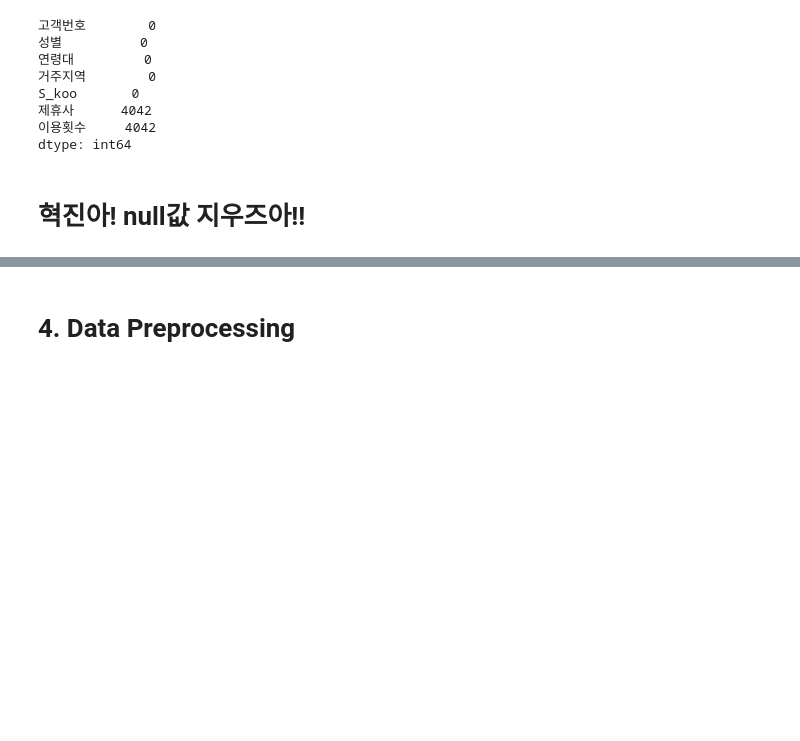
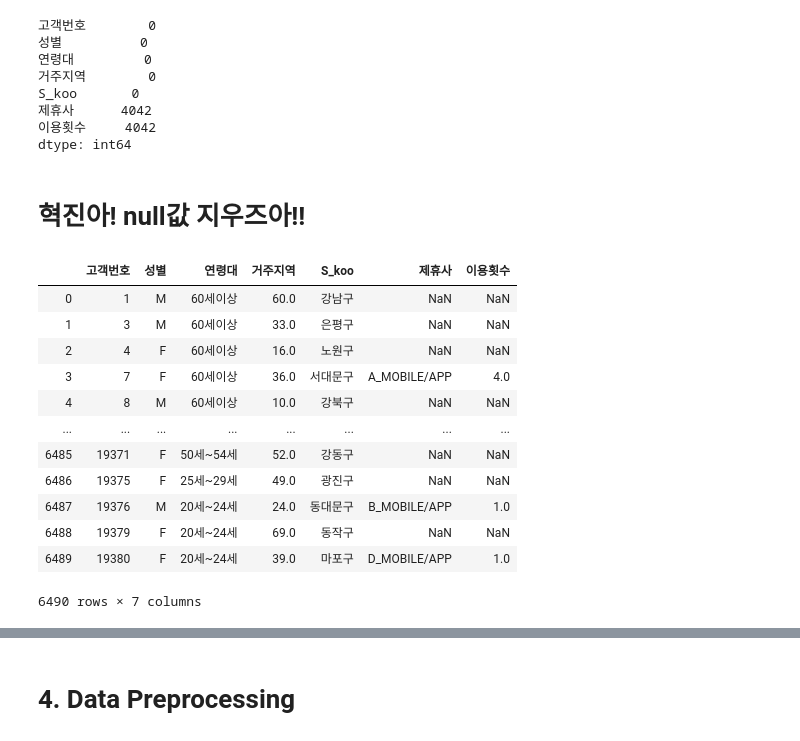
Before and after one commit to JungHyukJin/ModuleProject01, a Jupyter notebook: classification.ipynb, the cells around one changed output, grey strips where cells are left out. Saved outputs shown, nothing was run; the diff lists cells and outputs as text; code cells hidden in the pictures; blank space fills up the shorter version.

```diff
--- a/classification.ipynb
+++ b/classification.ipynb
@@ -286,3 +280,19 @@ dtype: int64
 # 총 5841명 중 대다수가 이용하지 않는다는 사실을 알 수 있다.
 # %% [markdown]
 # 혁진아! null값 지우즈아!!
+# %%
+s_df_channel
+# %% [output]
+|  | 고객번호 | 성별 | 연령대 | 거주지역 | S_koo | 제휴사 | 이용횟수 |
+| 0 | 1 | M | 60세이상 | 60.0 | 강남구 | NaN | NaN |
+| 1 | 3 | M | 60세이상 | 33.0 | 은평구 | NaN | NaN |
+| 2 | 4 | F | 60세이상 | 16.0 | 노원구 | NaN | NaN |
+| 3 | 7 | F | 60세이상 | 36.0 | 서대문구 | A_MOBILE/APP | 4.0 |
+| 4 | 8 | M | 60세이상 | 10.0 | 강북구 | NaN | NaN |
+| ... | ... | ... | ... | ... | ... | ... | ... |
+| 6485 | 19371 | F | 50세~54세 | 52.0 | 강동구 | NaN | NaN |
+| 6486 | 19375 | F | 25세~29세 | 49.0 | 광진구 | NaN | NaN |
+| 6487 | 19376 | M | 20세~24세 | 24.0 | 동대문구 | B_MOBILE/APP | 1.0 |
+| 6488 | 19379 | F | 20세~24세 | 69.0 | 동작구 | NaN | NaN |
+| 6489 | 19380 | F | 20세~24세 | 39.0 | 마포구 | D_MOBILE/APP | 1.0 |
+6490 rows × 7 columns
```
Also changed, not shown: parts of 16 cells of this notebook.
